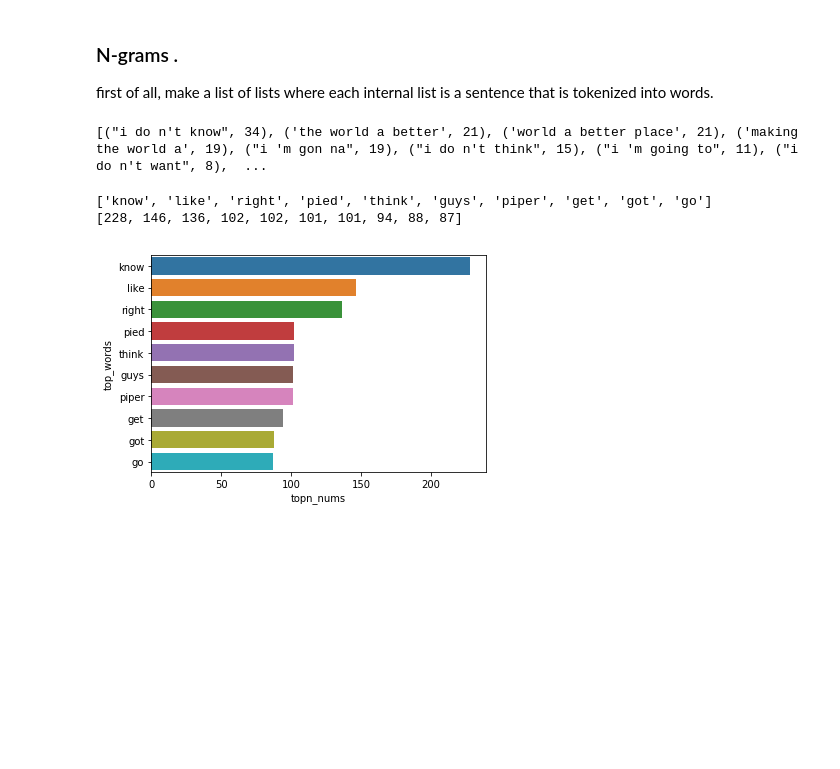
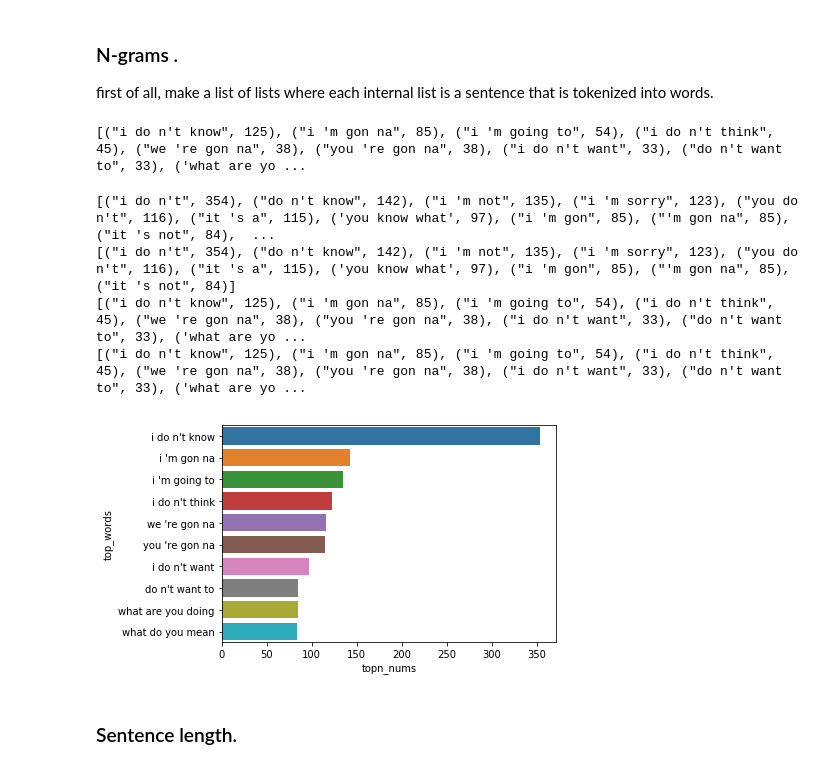
Before and after one commit to mikolaje/SubtitleAnalysis, a Jupyter notebook: SiliconValley/data_display.ipynb, the cells around one changed output. Drawn from its saved outputs; the diff is of its cells as text; code cells hidden in the pictures; blank space fills up the shorter version.

Commit message:
silicon valley add sentence length

```diff
--- a/SiliconValley/data_display.ipynb
+++ b/SiliconValley/data_display.ipynb
@@ -70,22 +81,36 @@ first of all, make a list of lists where each internal list is a sentence that i
 def get_sents_list_season(season):
     sents_list = []
     with io.open(r'SiliconValley/filtered_subtitles/S%s/S%s_all.txt' % (season, season), 'r', encoding='u8') as f:
-        for line in f:
-            doc = nlp(line)
-            for sent in doc.sents:
+        lines = f.read()
+        lines = lines.replace('\n', ' ')
+
+        doc = nlp(lines)
+        for sent in doc.sents:
+            #print('each sent', sent)
+            if len(sent) > 0:
                 sents_list.append(sent)
+
     sents_token_list = []
     for sent in sents_list:
         token_list = [token for token in sent]
         sents_token_list.append(token_list)
 
+    return sents_token_list
 
 
-    return sents_token_list
+def get_sents_list_all():
+    sents_token_list_all = []
+    season_list = [format(i, '02d') for i in range(1, 5)]
+    for season in season_list:
+        sents_token_list_season = get_sents_list_season(season)
+        sents_token_list_all.extend(sents_token_list_season)
 
-sents_token_list = get_sents_list_season('01')
+    return sents_token_list_all
+
+sents_token_list_all = get_sents_list_all()
+#sents_token_list_season = get_sents_list_season('01')
 # %%
-
+sents_token_list = sents_token_list_all
 sentences = [[token.text.lower() for token in sent if token.is_punct==False and token.is_space==False] for sent in sents_token_list]
 
 def analyze_ngrams(n):
@@ -100,22 +125,29 @@ def analyze_ngrams(n):
 
 cnt = analyze_ngrams(4)
 # %% [output]
-[("i do n't know", 34), ('the world a better', 21), ('world a better place', 21), ('making the world a', 19), ("i 'm gon na", 19), ("i do n't think", 15), ("i 'm going to", 11), ("i do n't want", 8),  ...
+[("i do n't know", 125), ("i 'm gon na", 85), ("i 'm going to", 54), ("i do n't think", 45), ("we 're gon na", 38), ("you 're gon na", 38), ("i do n't want", 33), ("do n't want to", 33), ('what are yo ...
 # %%
-def plot_ngram(N, top_n, cnt):
+
+def plot_ngram(N, top_n):
+    cnt = analyze_ngrams(N)
     topn_list = cnt.most_common(top_n)
     topn_words = [each[0] for each in topn_list]
-    print(topn_words)
+    print(topn_list)
     topn_nums = [each[1] for each in topn_list]
-    print(topn_nums)
+    # print(topn_nums)
 
     df = pd.DataFrame(dict(top_words=topn_words, topn_nums=topn_nums))
     sns.barplot(x="topn_nums", y="top_words", data=df)
 
 
 
-plot_ngram(3, 10, cnt)
+plot_ngram(3, 10)
+plot_ngram(4, 10)
 # %% [output]
-['know', 'like', 'right', 'pied', 'think', 'guys', 'piper', 'get', 'got', 'go']
-[228, 146, 136, 102, 102, 101, 101, 94, 88, 87]
+[("i do n't", 354), ("do n't know", 142), ("i 'm not", 135), ("i 'm sorry", 123), ("you do n't", 116), ("it 's a", 115), ('you know what', 97), ("i 'm gon", 85), ("'m gon na", 85), ("it 's not", 84),  ...
+[("i do n't", 354), ("do n't know", 142), ("i 'm not", 135), ("i 'm sorry", 123), ("you do n't", 116), ("it 's a", 115), ('you know what', 97), ("i 'm gon", 85), ("'m gon na", 85), ("it 's not", 84)]
+[("i do n't know", 125), ("i 'm gon na", 85), ("i 'm going to", 54), ("i do n't think", 45), ("we 're gon na", 38), ("you 're gon na", 38), ("i do n't want", 33), ("do n't want to", 33), ('what are yo ...
+[("i do n't know", 125), ("i 'm gon na", 85), ("i 'm going to", 54), ("i do n't think", 45), ("we 're gon na", 38), ("you 're gon na", 38), ("i do n't want", 33), ("do n't want to", 33), ('what are yo ...
-[figure, old version]
+[figure, new version]
+# %% [markdown]
+### Sentence length.
```
Also changed, not shown: parts of 2 cells of this notebook, 1 other file.
